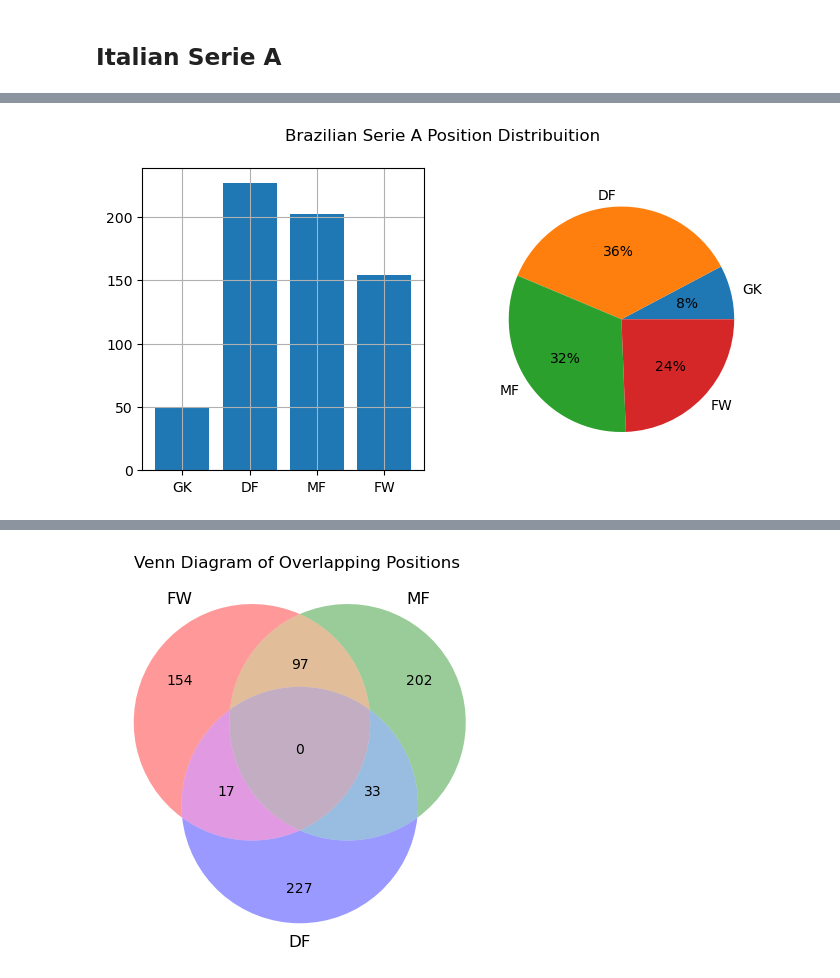
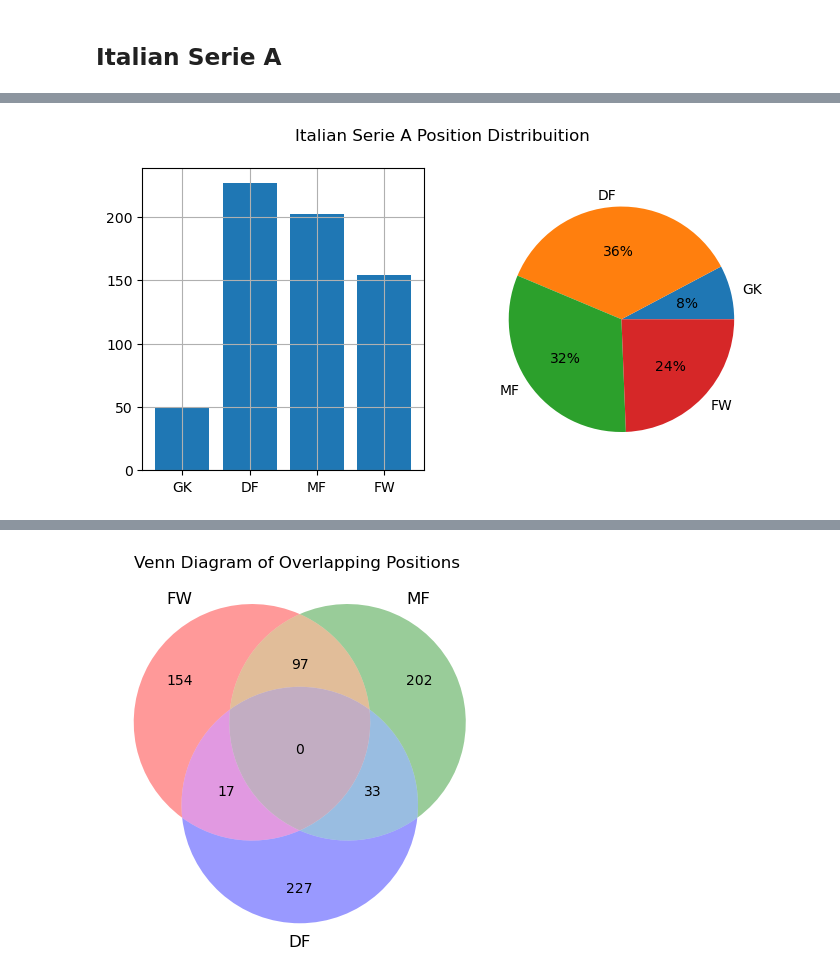
Before and after one commit to IsraelFPM/FootBall-EDA, a Jupyter notebook: PlayersAnalyses.ipynb, the cells around one changed output, grey strips where cells are left out. Saved outputs shown, nothing was run; the diff lists cells and outputs as text; code cells hidden in the pictures.

```diff
--- a/PlayersAnalyses.ipynb
+++ b/PlayersAnalyses.ipynb
@@ -374,35 +374,35 @@ df_Italy_Players.head()
 Player = df_Italy_Players.copy()
 
 GK = Player[Player.Pos.str.match("GK")]
 DF = Player[Player.Pos.str.match("DF")]
 MF = Player[Player.Pos.str.match("MF")]
 FW = Player[Player.Pos.str.match("FW")]
 
 
 label = [
     "GK",
     "DF",
     "MF",
     "FW",
 ]
 Npos = [len(GK), len(DF), len(MF), len(FW)]
 
 fig, ax = plt.subplots(1, 2, figsize=(8, 4), dpi=100)
-fig.suptitle("Brazilian Serie A Position Distribuition")
+fig.suptitle("Italian Serie A Position Distribuition")
 
 ax[0].grid()
 ax[0].bar(
     label,
     Npos,
 )
 ax[1].pie(
     Npos,
     labels=label,
     autopct="%0.f%%",
 )
 plt.show()
 # %% [output]
-[figure, old version]
+[figure, new version]
 [interactive output not drawn]
 # %%
 DFMF = Player[Player.Pos.str.match("^DF,MF|^MF,DF")]
```
Also changed, not shown: parts of 12 cells of this notebook.
